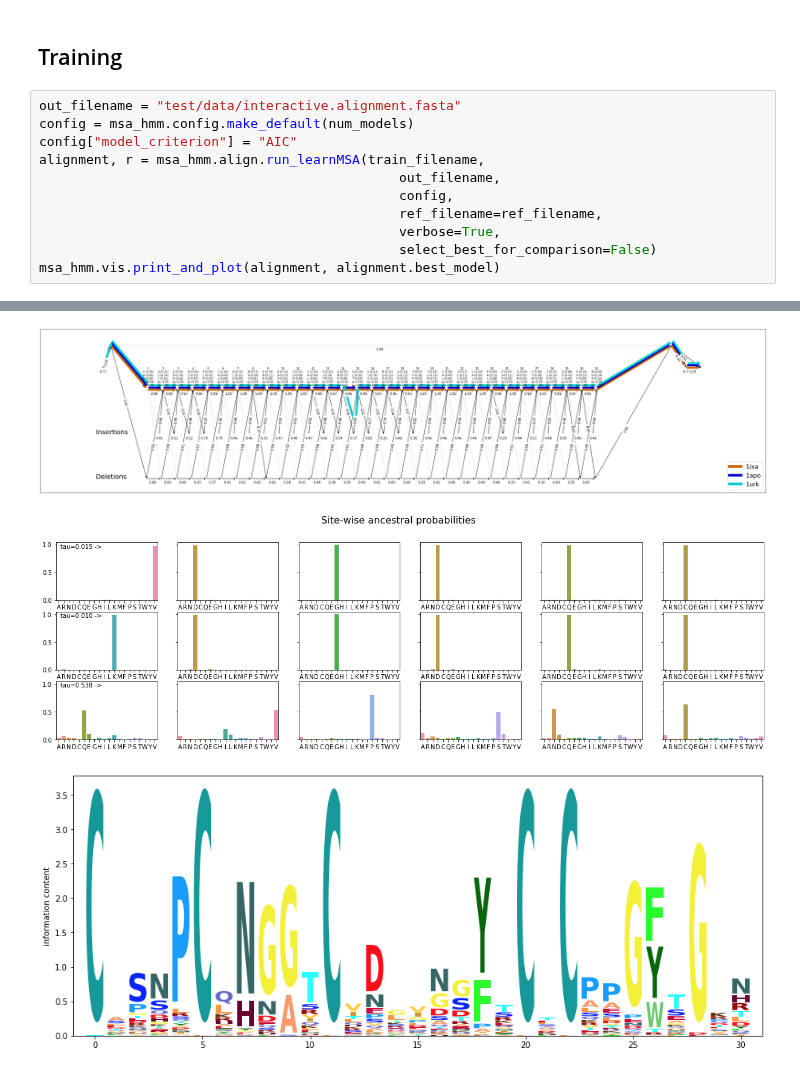
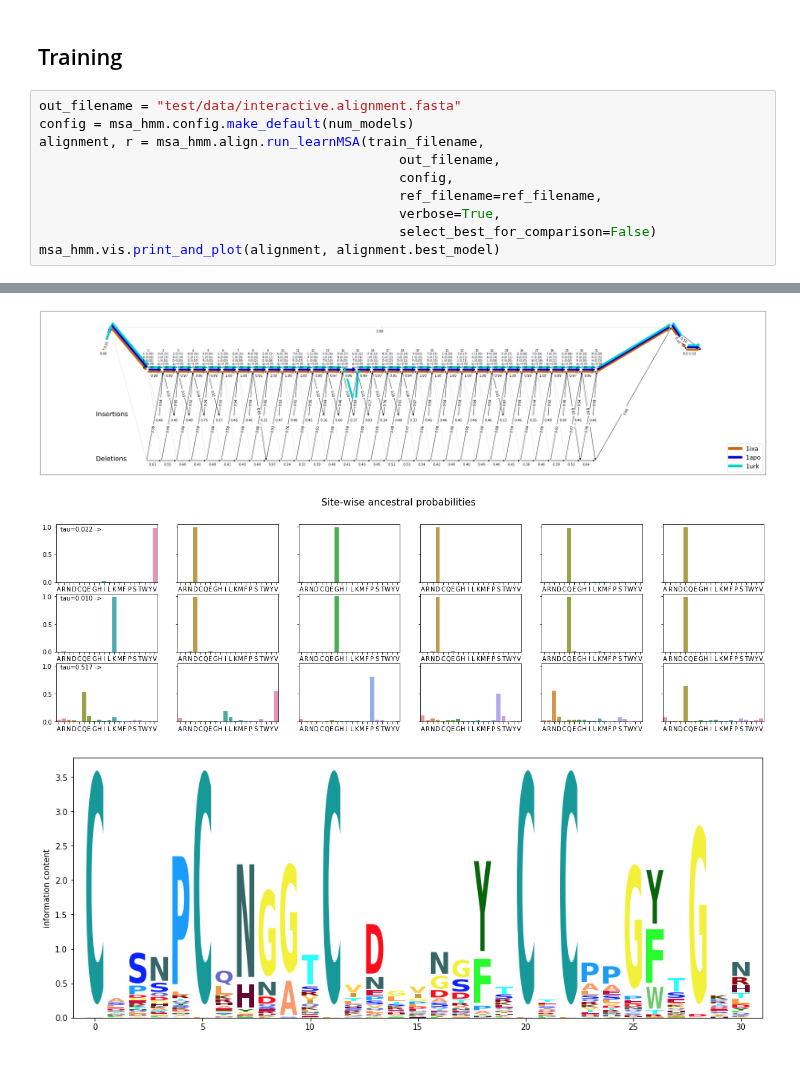
Before and after one commit to Gaius-Augustus/learnMSA, a Jupyter notebook: MsaHmm.ipynb, the cells around one changed output, grey strips where cells are left out. Cells and saved outputs as stored; diff of their text form.

```diff
--- a/MsaHmm.ipynb
+++ b/MsaHmm.ipynb
@@ -30,7 +31,6 @@ num_models = 10
 # %%
 out_filename = "test/data/interactive.alignment.fasta"
 config = msa_hmm.config.make_default(num_models)
-config["model_criterion"] = "AIC"
 alignment, r = msa_hmm.align.run_learnMSA(train_filename,
                                               out_filename,
                                               config,
@@ -58,4 +58,4 @@ transitioner : ProfileHMMTransitioner(
 .....mt$CNIK...NGRCEQFC..K...N...SAD..Nk.VVCSCTEGYRLAE$nqkscepavpfpcgrvsvsqtsk
-[figure, old version]
+[figure, new version]
 [figure]
-[figure, old version]
+[figure, new version]
```
Also changed, not shown: parts of 2 cells of this notebook, 4 other files.
